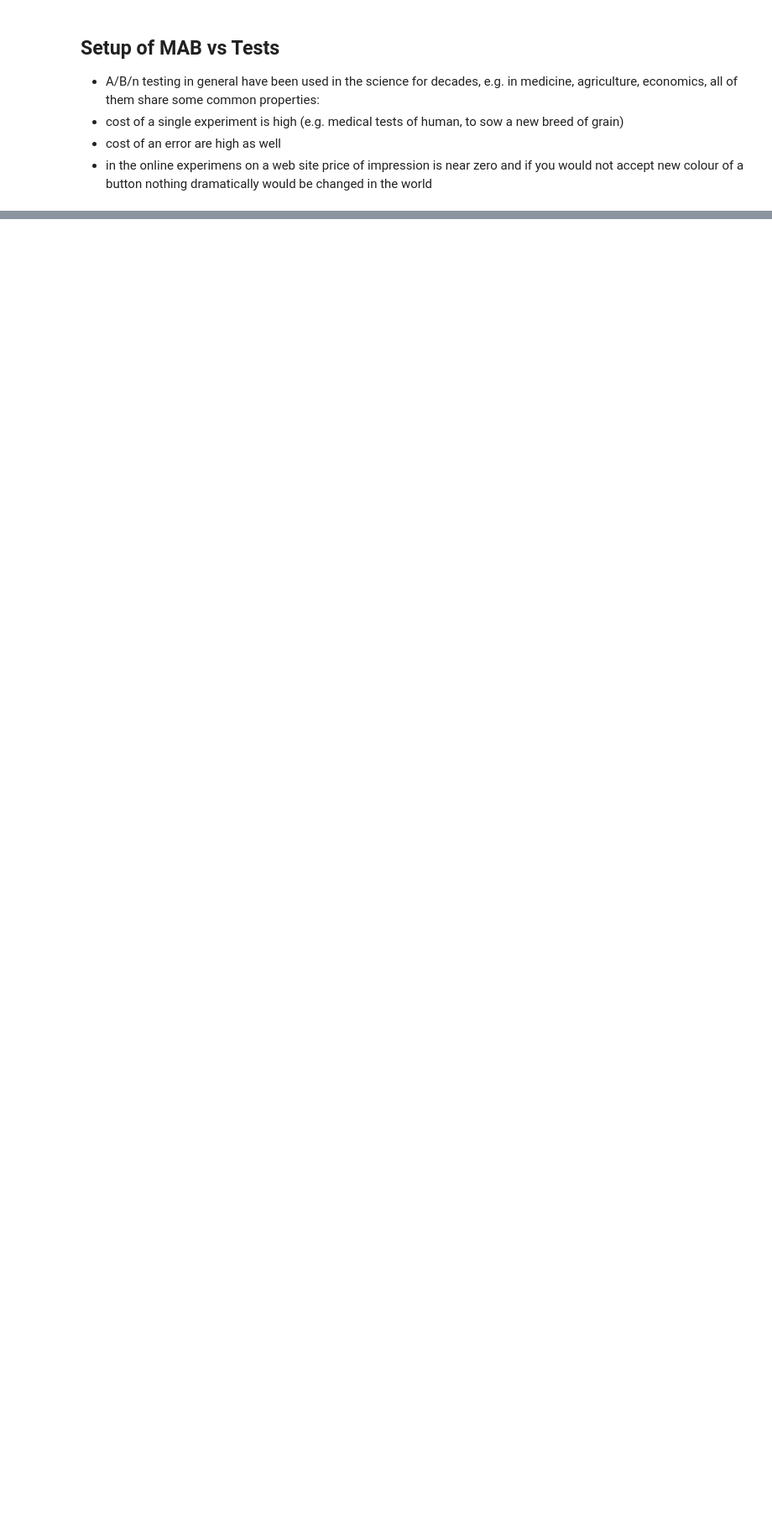
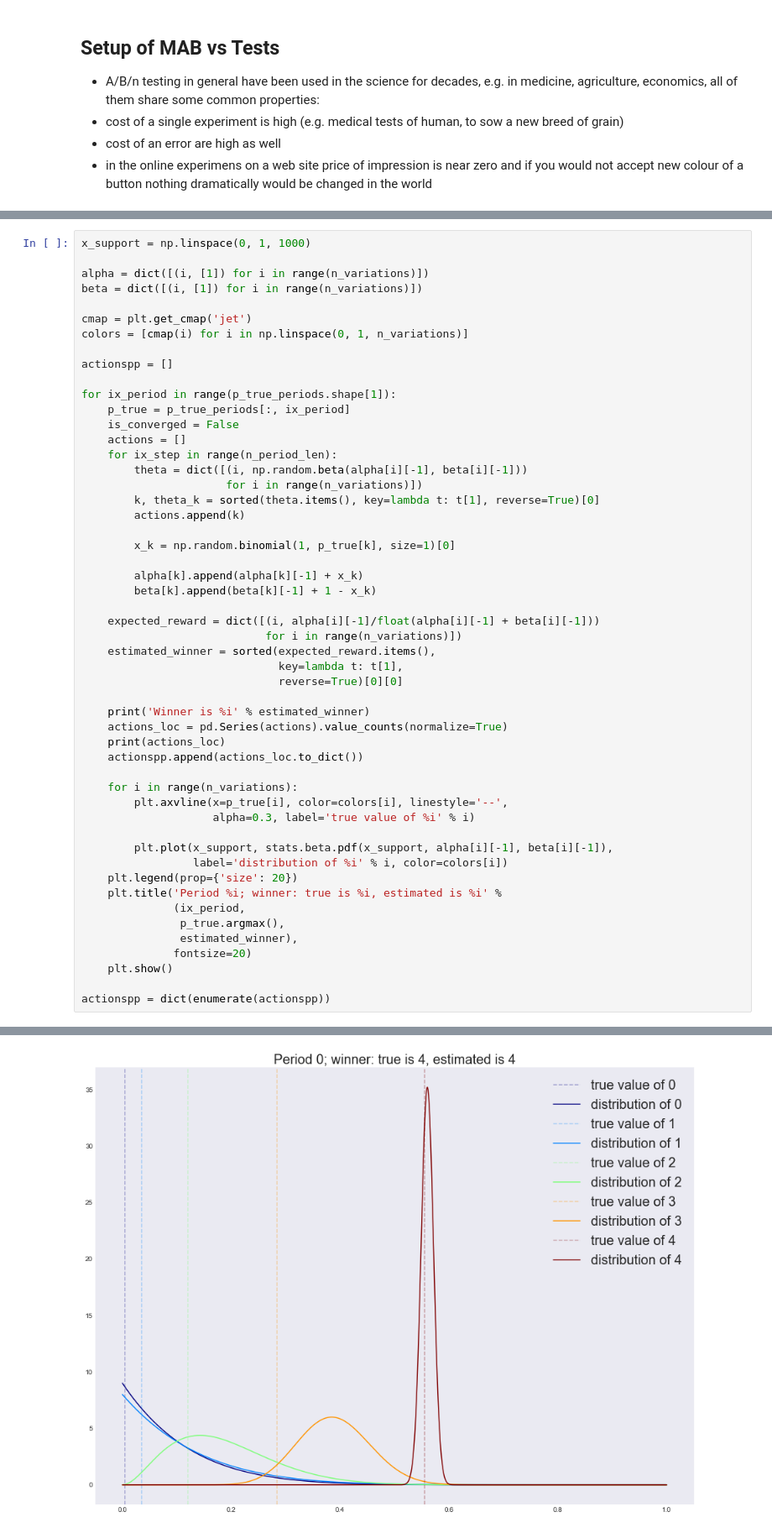
Before and after one commit to mephistopheies/dds, a Jupyter notebook: abt_mab_251117/ipy/abtmab.ipynb, the cells around one changed output, grey strips where cells are left out. Shown: that part at 84% size. Saved outputs shown, nothing was run; the diff lists cells and outputs as text; blank space fills up the shorter version.

```diff
--- a/abt_mab_251117/ipy/abtmab.ipynb
+++ b/abt_mab_251117/ipy/abtmab.ipynb
@@ -657,0 +807,53 @@ $$\large P\left(H \mid D\right) = \frac{P\left(D \mid H\right)P\left(H\right)}{P
+# %%
+x_support = np.linspace(0, 1, 1000)
+
+alpha = dict([(i, [1]) for i in range(n_variations)])
+beta = dict([(i, [1]) for i in range(n_variations)])
+
+cmap = plt.get_cmap('jet')
+colors = [cmap(i) for i in np.linspace(0, 1, n_variations)]
+
+actionspp = []
+
+for ix_period in range(p_true_periods.shape[1]):
+    p_true = p_true_periods[:, ix_period]
+    is_converged = False
+    actions = []
+    for ix_step in range(n_period_len):
+        theta = dict([(i, np.random.beta(alpha[i][-1], beta[i][-1]))
+                      for i in range(n_variations)])
+        k, theta_k = sorted(theta.items(), key=lambda t: t[1], reverse=True)[0]
+        actions.append(k)
+
+        x_k = np.random.binomial(1, p_true[k], size=1)[0]
+
+        alpha[k].append(alpha[k][-1] + x_k)
+        beta[k].append(beta[k][-1] + 1 - x_k)
+
+    expected_reward = dict([(i, alpha[i][-1]/float(alpha[i][-1] + beta[i][-1]))
+                            for i in range(n_variations)])
+    estimated_winner = sorted(expected_reward.items(),
+                              key=lambda t: t[1],
+                              reverse=True)[0][0]
+
+    print('Winner is %i' % estimated_winner)
+    actions_loc = pd.Series(actions).value_counts(normalize=True)
+    print(actions_loc)
+    actionspp.append(actions_loc.to_dict())
+
+    for i in range(n_variations):
+        plt.axvline(x=p_true[i], color=colors[i], linestyle='--',
+                    alpha=0.3, label='true value of %i' % i)
+
+        plt.plot(x_support, stats.beta.pdf(x_support, alpha[i][-1], beta[i][-1]),
+                 label='distribution of %i' % i, color=colors[i])
+    plt.legend(prop={'size': 20})
+    plt.title('Period %i; winner: true is %i, estimated is %i' %
+              (ix_period,
+               p_true.argmax(),
+               estimated_winner),
+              fontsize=20)
+    plt.show()
+
+actionspp = dict(enumerate(actionspp))
+# %% [output]
@@ -657,0 +867 @@ $$\large P\left(H \mid D\right) = \frac{P\left(D \mid H\right)P\left(H\right)}{P
+[figure, added]
```
Also changed, not shown: parts of 24 cells of this notebook, 2 other files.
